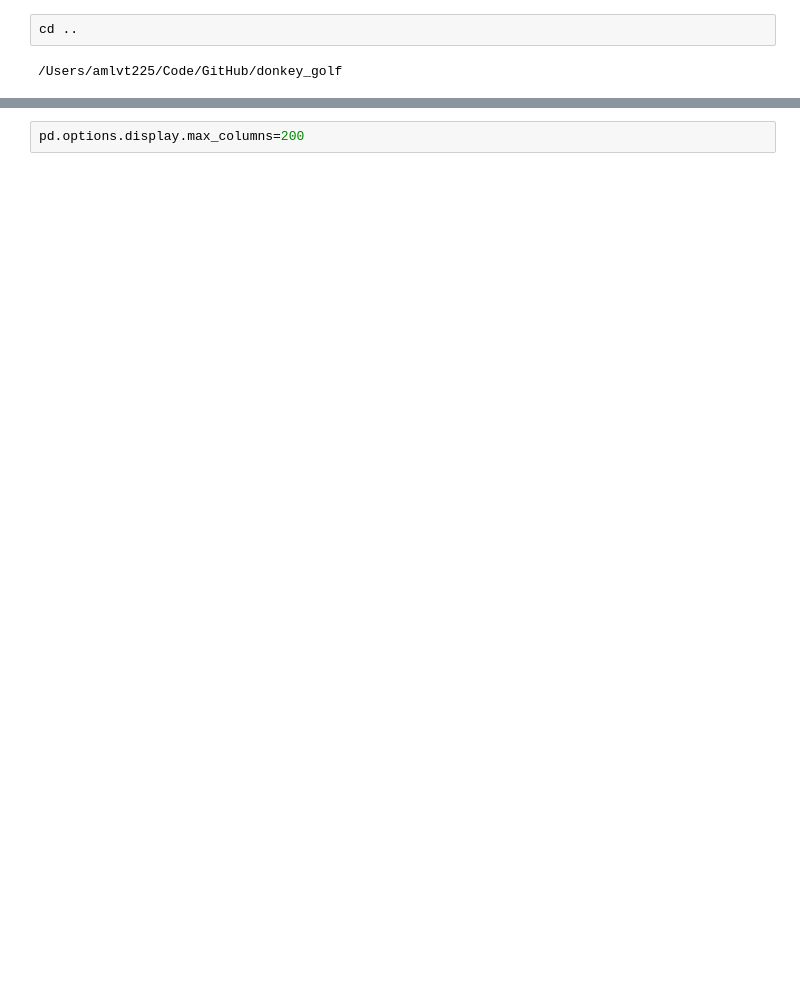
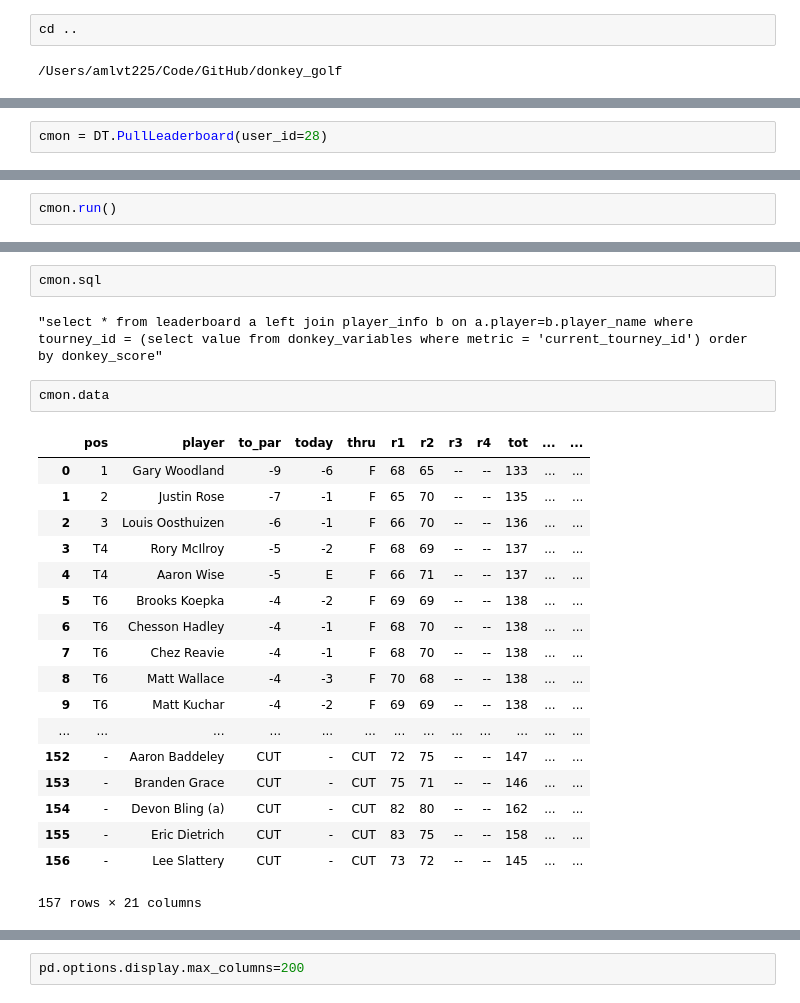
Before and after one commit to jbarton311/donkey_golf, a Jupyter notebook: jupyter_notebooks/class_testing.ipynb, the cells around one changed output, grey strips where cells are left out. Cells and saved outputs as stored; diff of their text form; blank space fills up the shorter version.

```diff
--- a/jupyter_notebooks/class_testing.ipynb
+++ b/jupyter_notebooks/class_testing.ipynb
@@ -4,0 +43,2 @@ cd ..
+# %%
+cmon = DT.PullLeaderboard(user_id=28)
@@ -4,0 +50,2 @@ cd ..
+# %%
+cmon.run()
@@ -4,0 +58,25 @@ cd ..
+# %%
+cmon.sql
+# %% [output]
+"select * from leaderboard a left join player_info b on a.player=b.player_name where tourney_id = (select value from donkey_variables where metric = 'current_tourney_id') order by donkey_score"
+# %%
+cmon.data
+# %% [output]
+|  | pos | player | to_par | today | thru | r1 | r2 | r3 | r4 | tot | ... | ... |
+| 0 | 1 | Gary Woodland | -9 | -6 | F | 68 | 65 | -- | -- | 133 | ... | ... |
+| 1 | 2 | Justin Rose | -7 | -1 | F | 65 | 70 | -- | -- | 135 | ... | ... |
+| 2 | 3 | Louis Oosthuizen | -6 | -1 | F | 66 | 70 | -- | -- | 136 | ... | ... |
+| 3 | T4 | Rory McIlroy | -5 | -2 | F | 68 | 69 | -- | -- | 137 | ... | ... |
+| 4 | T4 | Aaron Wise | -5 | E | F | 66 | 71 | -- | -- | 137 | ... | ... |
+| 5 | T6 | Brooks Koepka | -4 | -2 | F | 69 | 69 | -- | -- | 138 | ... | ... |
+| 6 | T6 | Chesson Hadley | -4 | -1 | F | 68 | 70 | -- | -- | 138 | ... | ... |
+| 7 | T6 | Chez Reavie | -4 | -1 | F | 68 | 70 | -- | -- | 138 | ... | ... |
+| 8 | T6 | Matt Wallace | -4 | -3 | F | 70 | 68 | -- | -- | 138 | ... | ... |
+| 9 | T6 | Matt Kuchar | -4 | -2 | F | 69 | 69 | -- | -- | 138 | ... | ... |
+| ... | ... | ... | ... | ... | ... | ... | ... | ... | ... | ... | ... | ... |
+| 152 | - | Aaron Baddeley | CUT | - | CUT | 72 | 75 | -- | -- | 147 | ... | ... |
+| 153 | - | Branden Grace | CUT | - | CUT | 75 | 71 | -- | -- | 146 | ... | ... |
+| 154 | - | Devon Bling (a) | CUT | - | CUT | 82 | 80 | -- | -- | 162 | ... | ... |
+| 155 | - | Eric Dietrich | CUT | - | CUT | 83 | 75 | -- | -- | 158 | ... | ... |
+| 156 | - | Lee Slattery | CUT | - | CUT | 73 | 72 | -- | -- | 145 | ... | ... |
+157 rows × 21 columns
```
Also changed, not shown: parts of 28 cells of this notebook, 8 other files.
